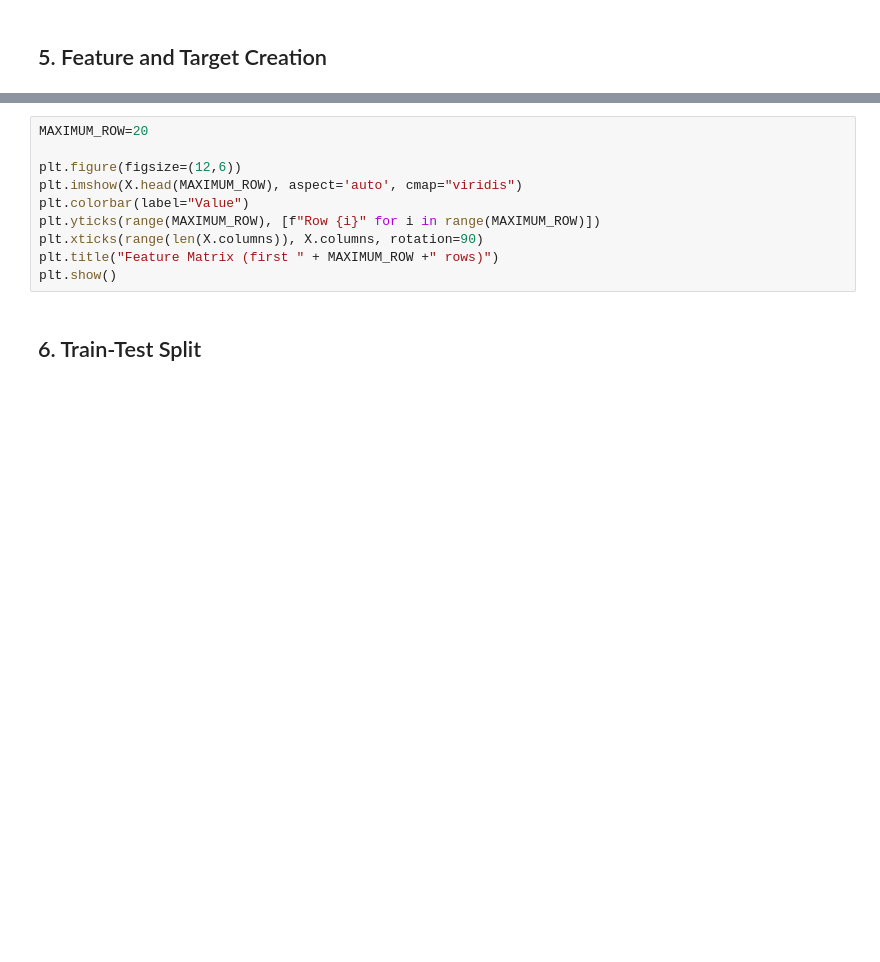
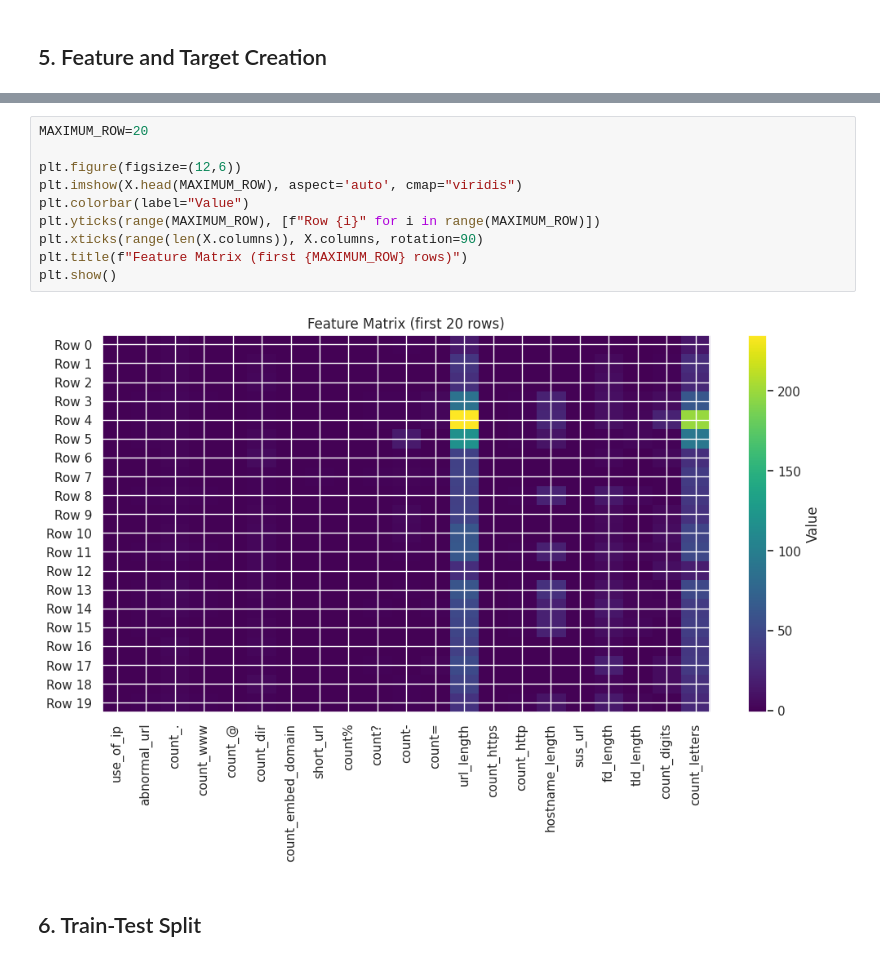
Before and after one commit to TheeraphatStudent/cs-final-project, a Jupyter notebook: ai/core/model/code/model_svm.ipynb, the cells around one changed output, grey strips where cells are left out. Drawn from its saved outputs; the diff is of its cells as text; blank space fills up the shorter version.

```diff
--- a/ai/core/model/code/model_svm.ipynb
+++ b/ai/core/model/code/model_svm.ipynb
@@ -590,13 +583,15 @@ NameError: name 'df' is not defined
 # %%
 MAXIMUM_ROW=20
 
 plt.figure(figsize=(12,6))
 plt.imshow(X.head(MAXIMUM_ROW), aspect='auto', cmap="viridis")
 plt.colorbar(label="Value")
 plt.yticks(range(MAXIMUM_ROW), [f"Row {i}" for i in range(MAXIMUM_ROW)])
 plt.xticks(range(len(X.columns)), X.columns, rotation=90)
-plt.title("Feature Matrix (first " + MAXIMUM_ROW +" rows)")
+plt.title(f"Feature Matrix (first {MAXIMUM_ROW} rows)")
 plt.show()
+# %% [output]
+[figure, added]
 # %% [markdown]
 ## 6. Train-Test Split
 # %%
```
Also changed, not shown: parts of 8 cells of this notebook, 10 other files.
